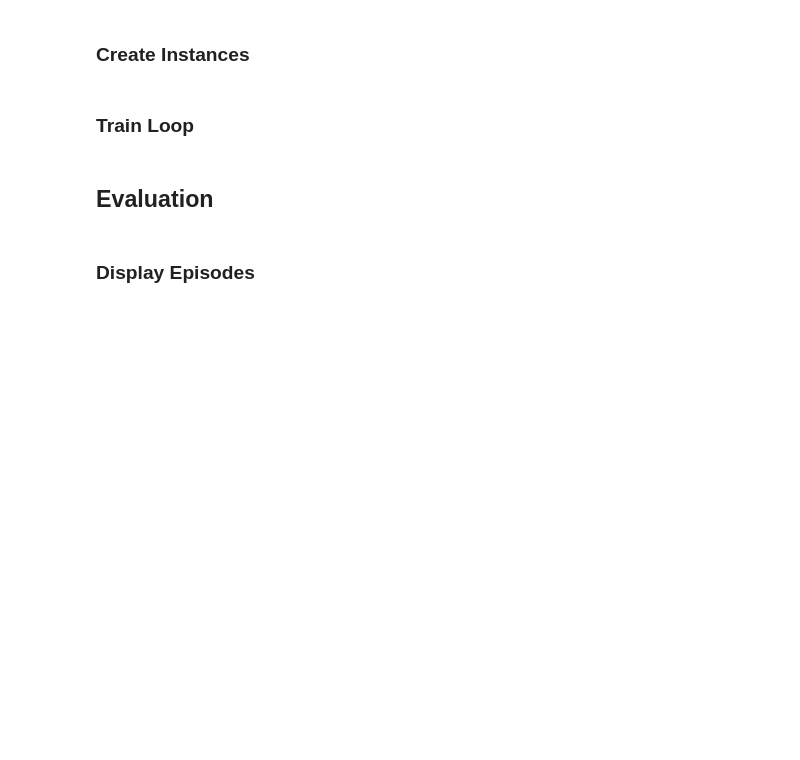
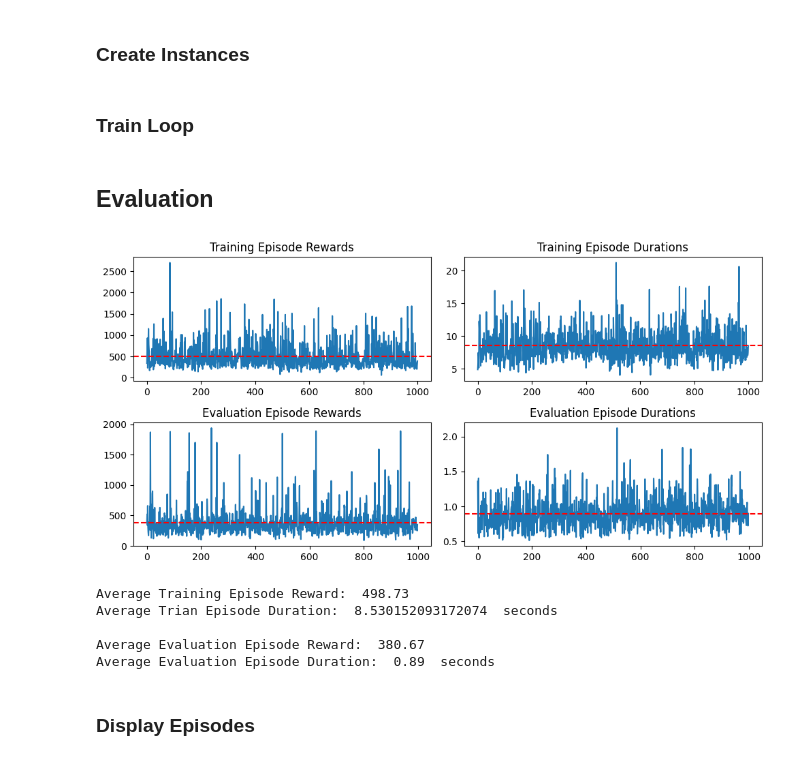
Before and after one commit to LWaetzig/DQN-for-Ms.-PacMan, a Jupyter notebook: pacman.ipynb, the cells around one changed output. Saved outputs shown, nothing was run; the diff lists cells and outputs as text; code cells hidden in the pictures; blank space fills up the shorter version.

Commit message:
feat(pacman.ipynb): final implementation, add plots and videos

```diff
--- a/pacman.ipynb
+++ b/pacman.ipynb
@@ -231,17 +239,41 @@ for episode in tqdm(range(1, N_EPISODES), total=N_EPISODES, desc="Evaluation"):
 eval_env.close()
 # %%
 fig, axes = plt.subplots(figsize=(10, 5), nrows=2, ncols=2)
-axes.flatten()
+axes = axes.flatten()
 axes[0].plot(episode_rewards)
+axes[0].axhline(np.mean(episode_rewards), color="red", linestyle="--")
 axes[0].set_title("Training Episode Rewards")
 
 axes[1].plot(episode_durations)
+axes[1].axhline(np.mean(episode_durations), color="red", linestyle="--")
 axes[1].set_title("Training Episode Durations")
 
 axes[2].plot(eval_episode_rewards)
+axes[2].axhline(np.mean(eval_episode_rewards), color="red", linestyle="--")
 axes[2].set_title("Evaluation Episode Rewards")
 
 axes[3].plot(eval_episode_durations)
+axes[3].axhline(np.mean(eval_episode_durations), color="red", linestyle="--")
 axes[3].set_title("Evaluation Episode Durations")
+
+fig.tight_layout()
+# %% [output]
+[figure, added]
+# %%
+print("Average Training Episode Reward: ", np.mean(episode_rewards))
+print("Average Trian Episode Duration: ", np.mean(episode_durations), " seconds")
+print()
+print("Average Evaluation Episode Reward: ", round(np.mean(eval_episode_rewards), 2))
+print(
+    "Average Evaluation Episode Duration: ",
+    round(np.mean(eval_episode_durations), 2),
+    " seconds",
+)
+# %% [output]
+Average Training Episode Reward:  498.73
+Average Trian Episode Duration:  8.530152093172074  seconds
+
+Average Evaluation Episode Reward:  380.67
+Average Evaluation Episode Duration:  0.89  seconds
 # %% [markdown]
 ### Display Episodes
```
Also changed, not shown: parts of 5 cells of this notebook.
